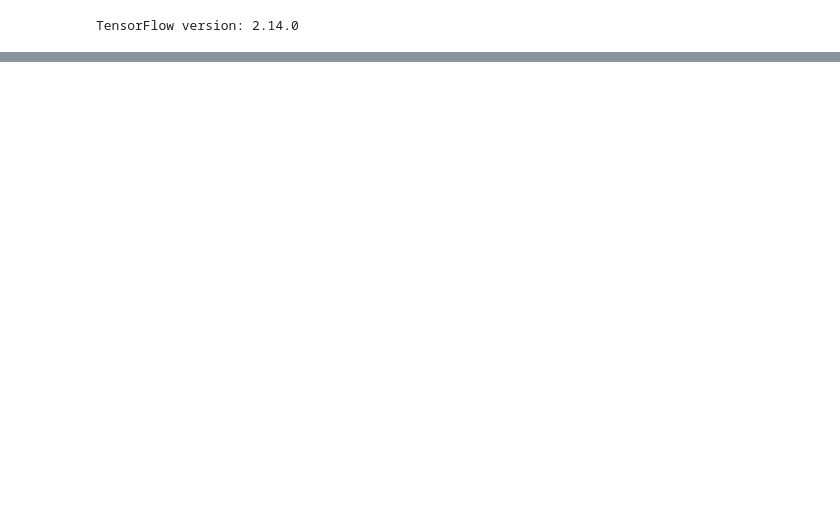
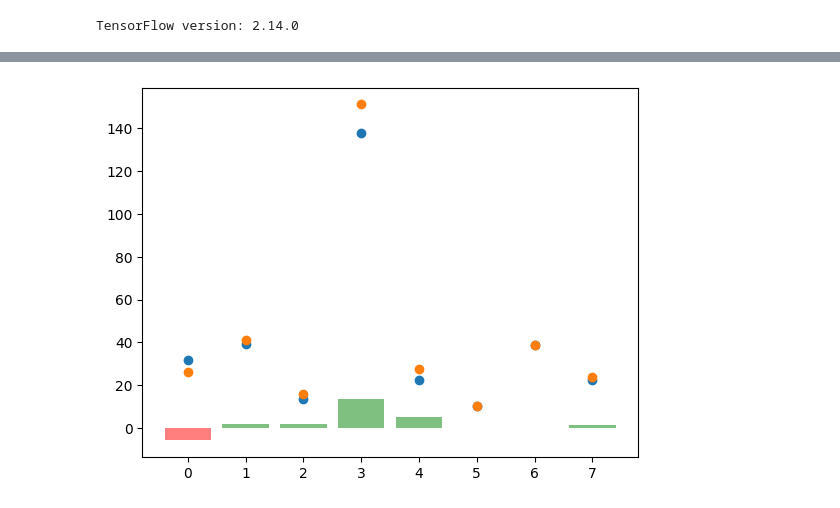
Before and after one commit to JakobLien/ML-repo, a Jupyter notebook: cancerCode.ipynb, the cells around one changed output, grey strips where cells are left out. Drawn from its saved outputs; the diff is of its cells as text; code cells hidden in the pictures; blank space fills up the shorter version.

```diff
--- a/cancerCode.ipynb
+++ b/cancerCode.ipynb
@@ -197,0 +209,32 @@ plt.show()
+# %%
+postoperative_tx_oldValue = 'Pharmaceutical'
+postoperative_tx_newValue = 'Radiation'
+# Radiation, Pharmaceutical or None
+
+
+filterArr = test_input['Postoperative tx'] == postoperative_tx_oldValue
+
+actualValues = {}
+
+for key, value in test_input.items():
+    actualValues[key] = value[filterArr]
+
+alteredValues = actualValues.copy()
+
+alteredValues['Postoperative tx'] = np.full(len(alteredValues['Postoperative tx']), postoperative_tx_newValue)
+
+actualOutput = (2**model(actualValues).numpy()).flatten().tolist()
+alteredOutput = (2**model(alteredValues).numpy()).flatten().tolist()
+
+# print(actualOutput, '\n', alteredOutput)
+
+fig, ax = plt.subplots()
+for i in range(len(actualOutput)):
+    ax.bar(i, alteredOutput[i]-actualOutput[i], alpha=0.5,
+        color = 'green' if alteredOutput[i]-actualOutput[i] > 0 else 'red')
+ax.plot(actualOutput, 'o')
+ax.plot(alteredOutput, 'o')
+
+plt.show()
+# %% [output]
+[figure, added]
```
Also changed, not shown: parts of 3 cells of this notebook, 4 other files.
